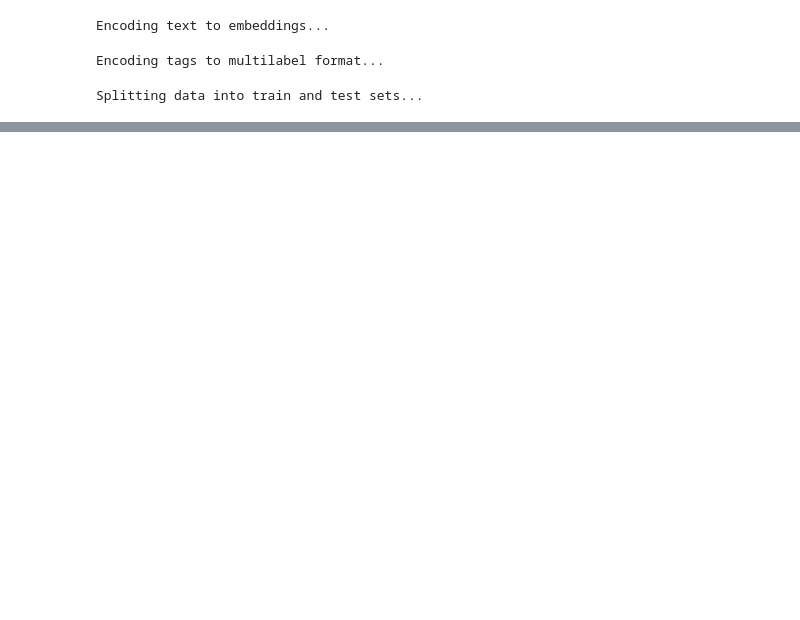
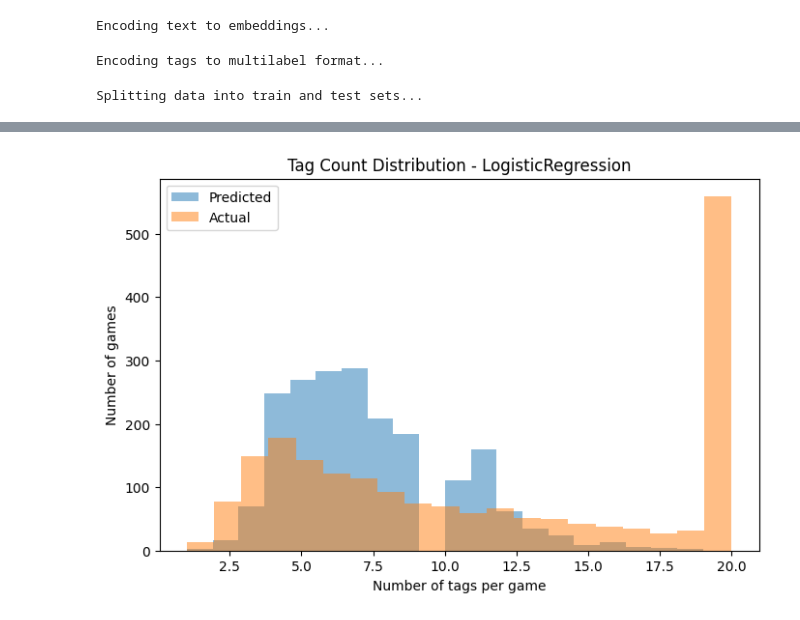
Before and after one commit to JorisVlaar/NLP_Project_Group_36, a Jupyter notebook: project2.ipynb, the cells around one changed output, grey strips where cells are left out. Saved outputs shown, nothing was run; the diff lists cells and outputs as text; code cells hidden in the pictures; blank space fills up the shorter version.

```diff
--- a/project2.ipynb
+++ b/project2.ipynb
@@ -377,0 +533,83 @@ Macro F1 (per tag): 0.213
+# %%
+from sklearn.linear_model import LogisticRegression, SGDClassifier
+from sklearn.svm import LinearSVC
+from sklearn.calibration import CalibratedClassifierCV
+from sklearn.multiclass import OneVsRestClassifier
+from lightgbm import LGBMClassifier
+
+def compare_multilabel_models(X_train, y_train, X_test, y_test, mlb, train=False):
+    models = {
+        "LogisticRegression": OneVsRestClassifier(LogisticRegression(max_iter=1000)) if train else load_trained_model("LogisticRegression_model.joblib"),
+        "LinearSVC": OneVsRestClassifier(CalibratedClassifierCV(LinearSVC(max_iter=1000))) if train else load_trained_model("LinearSVC_model.joblib"),
+        "SGDClassifier": OneVsRestClassifier(SGDClassifier(loss='log_loss', max_iter=1000)) if train else load_trained_model("SGDClassifier_model.joblib"),
+        "LightGBM": OneVsRestClassifier(LGBMClassifier(
+            objective='binary',
+            boosting_type='gbdt',
+            num_leaves=31,
+            learning_rate=0.05,
+            n_estimators=200
+        )) if train else load_trained_model("LightGBM_model.joblib"),
+    }
+
+    results = []
+
+    for name, clf in models.items():
+        print(f"\nTraining {name}...")
+        if train:
+            clf.fit(X_train, y_train)
+
+        print(f"Predicting {name}...")
+        # Use dynamic threshold (e.g., 0.3) for probability models
+        if hasattr(clf, "predict_proba"):
+            probs = clf.predict_proba(X_test)
+            threshold = 0.3
+            y_pred = list([[mlb.classes_[i] for i, p in enumerate(row) if p >= threshold]
+                               if row.any() else [mlb.classes_[np.argmax(row)]]
+                               for row in probs])
+            # Convert back to binary array for metrics
+            y_pred_binary = mlb.transform(y_pred)
+        else:
+            y_pred_binary = clf.predict(X_test)
+            # For visualization
+            y_pred = mlb.inverse_transform(y_pred_binary)
+
+        # Metrics
+        hloss = hamming_loss(y_test, y_pred_binary)
+        micro_p = precision_score(y_test, y_pred_binary, average='micro', zero_division=0)
+        micro_r = recall_score(y_test, y_pred_binary, average='micro', zero_division=0)
+        micro_f1 = f1_score(y_test, y_pred_binary, average='micro', zero_division=0)
+        macro_f1 = f1_score(y_test, y_pred_binary, average='macro', zero_division=0)
+
+        results.append({
+            "Model": name,
+            "Hamming Loss": hloss,
+            "Micro Precision": micro_p,
+            "Micro Recall": micro_r,
+            "Micro F1": micro_f1,
+            "Macro F1": macro_f1
+        })
+
+        # Visualize predicted vs actual tag counts
+        pred_counts = np.array([len(tags) for tags in y_pred])
+        act_counts = np.array([len(tags) for tags in mlb.inverse_transform(y_test)])
+
+        plt.figure(figsize=(8,5))
+        plt.hist(pred_counts, bins=20, alpha=0.5, label='Predicted')
+        plt.hist(act_counts, bins=20, alpha=0.5, label='Actual')
+        plt.xlabel("Number of tags per game")
+        plt.ylabel("Number of games")
+        plt.title(f"Tag Count Distribution - {name}")
+        plt.legend()
+        plt.show()
+
+    return pd.DataFrame(results), models
+
+# Example usage:
+# results_df = compare_multilabel_models(X_train, y_train, X_test, y_test, mlb)
+# print(results_df)
+train = False
+results_df, trained_models = compare_multilabel_models(X_train, y_train, X_test, y_test, mlb, train=train)
+if train:
+    for i, model_name in enumerate(trained_models.keys()):
+        save_trained_model(trained_models[model_name], f"{model_name}_model.joblib")
+# %% [output]
@@ -377,0 +623 @@ Macro F1 (per tag): 0.213
+[figure, added]
```
Also changed, not shown: parts of 15 cells of this notebook, 1 other file.
